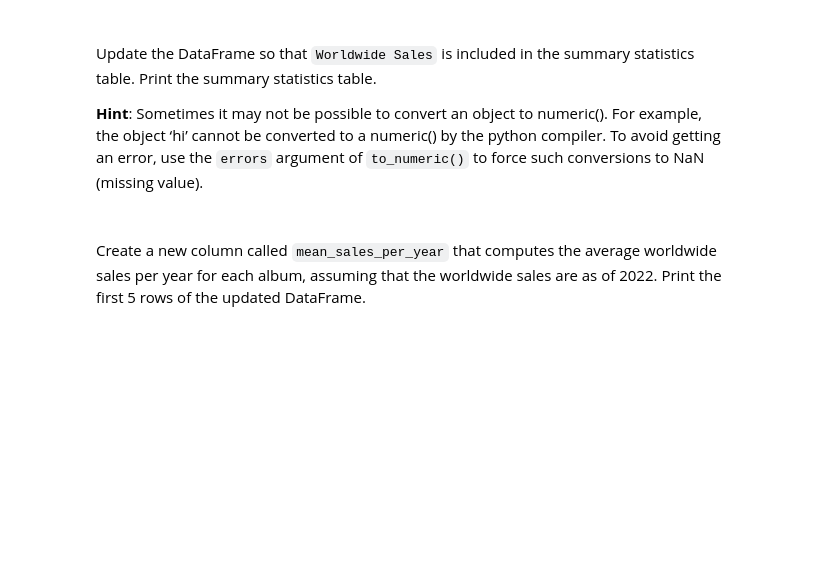
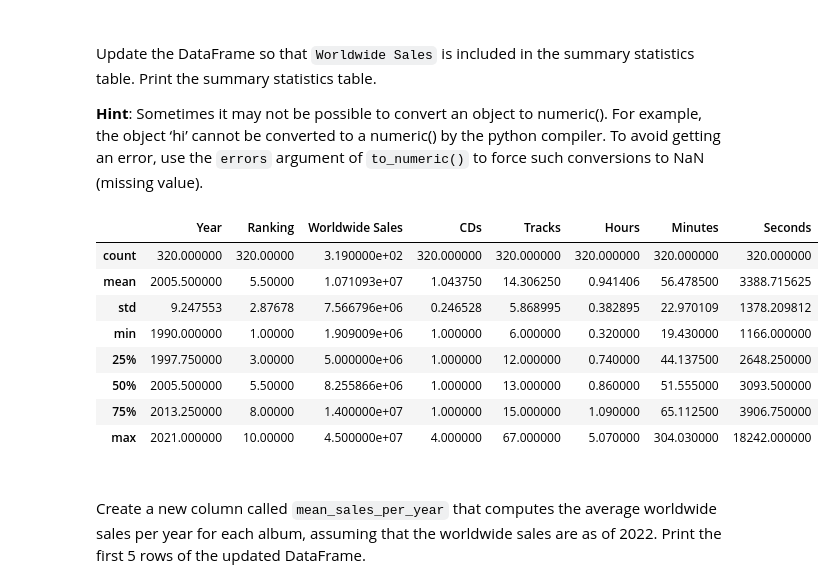
Before and after one commit to Lizhen0909/nu-stat303-1-sec20-coursebook, a Jupyter notebook: Pandas.ipynb, the cells around one changed output. Saved outputs shown, nothing was run; the diff lists cells and outputs as text; code cells hidden in the pictures; blank space fills up the shorter version.

```diff
--- a/Pandas.ipynb
+++ b/Pandas.ipynb
@@ -2488,6 +2519,20 @@ Print the summary statistics of the data, and answer the following question:
 Update the DataFrame so that `Worldwide Sales` is included in the summary statistics table. Print the summary statistics table.
 
 **Hint**: Sometimes it may not be possible to convert an object to numeric(). For example, the object ‘hi’ cannot be converted to a numeric() by the python compiler. To avoid getting an error, use the `errors` argument of `to_numeric()` to force such conversions to NaN (missing value).
+# %%
+#| echo: false
+album_data['Worldwide Sales'] = pd.to_numeric(album_data['Worldwide Sales'], errors = 'coerce')
+album_data.describe()
+# %% [output]
+|  | Year | Ranking | Worldwide Sales | CDs | Tracks | Hours | Minutes | Seconds |
+| count | 320.000000 | 320.00000 | 3.190000e+02 | 320.000000 | 320.000000 | 320.000000 | 320.000000 | 320.000000 |
+| mean | 2005.500000 | 5.50000 | 1.071093e+07 | 1.043750 | 14.306250 | 0.941406 | 56.478500 | 3388.715625 |
+| std | 9.247553 | 2.87678 | 7.566796e+06 | 0.246528 | 5.868995 | 0.382895 | 22.970109 | 1378.209812 |
+| min | 1990.000000 | 1.00000 | 1.909009e+06 | 1.000000 | 6.000000 | 0.320000 | 19.430000 | 1166.000000 |
+| 25% | 1997.750000 | 3.00000 | 5.000000e+06 | 1.000000 | 12.000000 | 0.740000 | 44.137500 | 2648.250000 |
+| 50% | 2005.500000 | 5.50000 | 8.255866e+06 | 1.000000 | 13.000000 | 0.860000 | 51.555000 | 3093.500000 |
+| 75% | 2013.250000 | 8.00000 | 1.400000e+07 | 1.000000 | 15.000000 | 1.090000 | 65.112500 | 3906.750000 |
+| max | 2021.000000 | 10.00000 | 4.500000e+07 | 4.000000 | 67.000000 | 5.070000 | 304.030000 | 18242.000000 |
 # %% [markdown]
 ####
 
```
Also changed, not shown: parts of 23 cells of this notebook, 13 other files.
